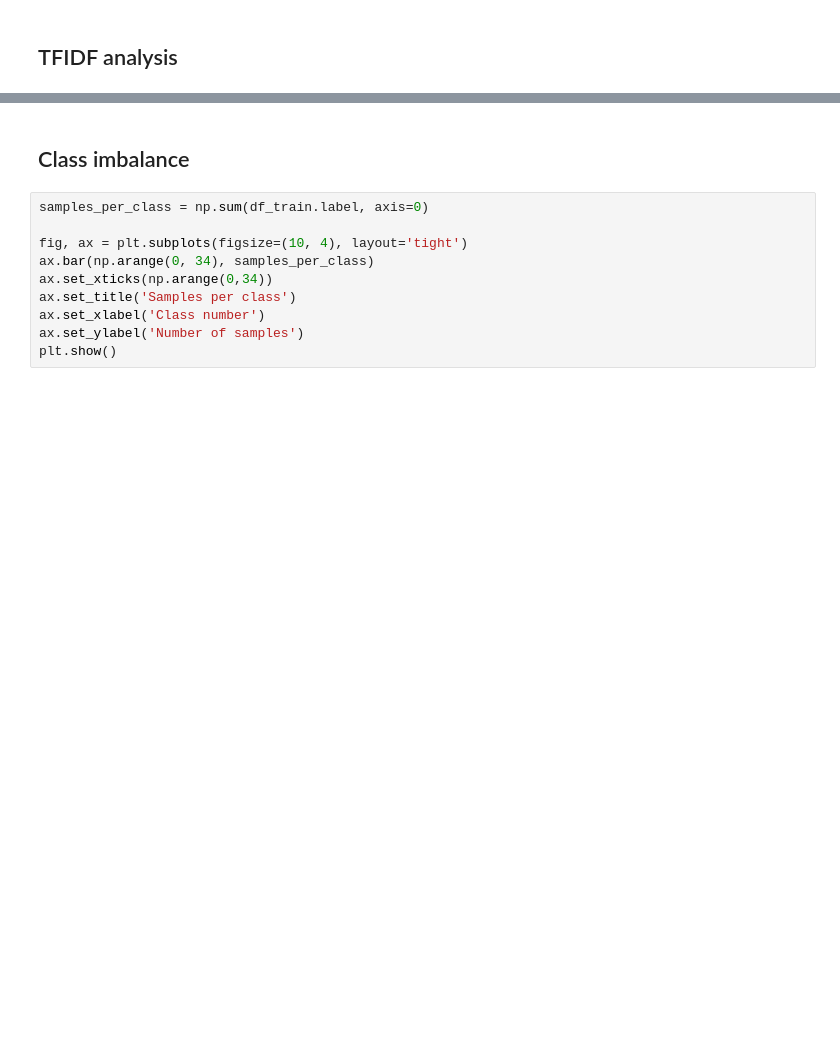
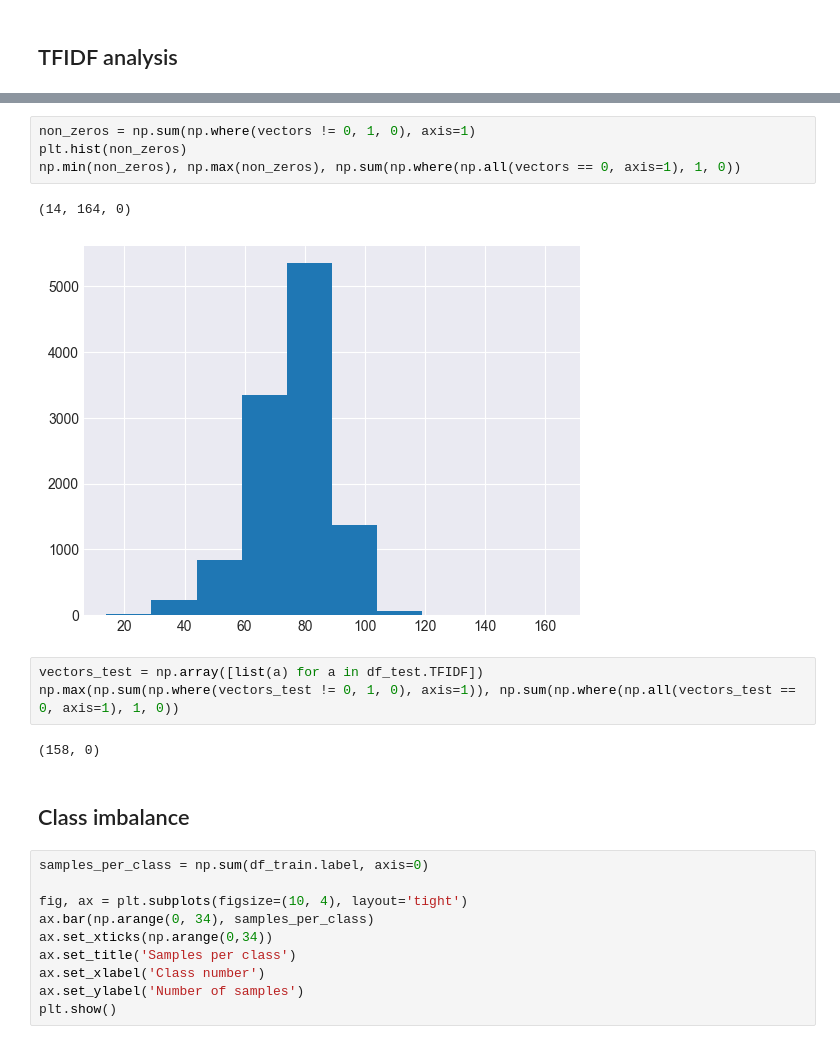
Before and after one commit to pabloqb2000/Master-Kaggle-1, a Jupyter notebook: data_analisys.ipynb, the cells around one changed output, grey strips where cells are left out. Cells and saved outputs as stored; diff of their text form; blank space fills up the shorter version.

```diff
--- a/data_analisys.ipynb
+++ b/data_analisys.ipynb
@@ -101,3 +105,15 @@ vectors.shape
+# %%
+non_zeros = np.sum(np.where(vectors != 0, 1, 0), axis=1)
+plt.hist(non_zeros)
+np.min(non_zeros), np.max(non_zeros), np.sum(np.where(np.all(vectors == 0, axis=1), 1, 0))
+# %% [output]
+(14, 164, 0)
+[figure, added]
+# %%
+vectors_test = np.array([list(a) for a in df_test.TFIDF])
+np.max(np.sum(np.where(vectors_test != 0, 1, 0), axis=1)), np.sum(np.where(np.all(vectors_test == 0, axis=1), 1, 0))
+# %% [output]
+(158, 0)
 # %% [markdown]
 ## Class imbalance
 # %%
```
Also changed, not shown: parts of 5 cells of this notebook, 3 other files.
